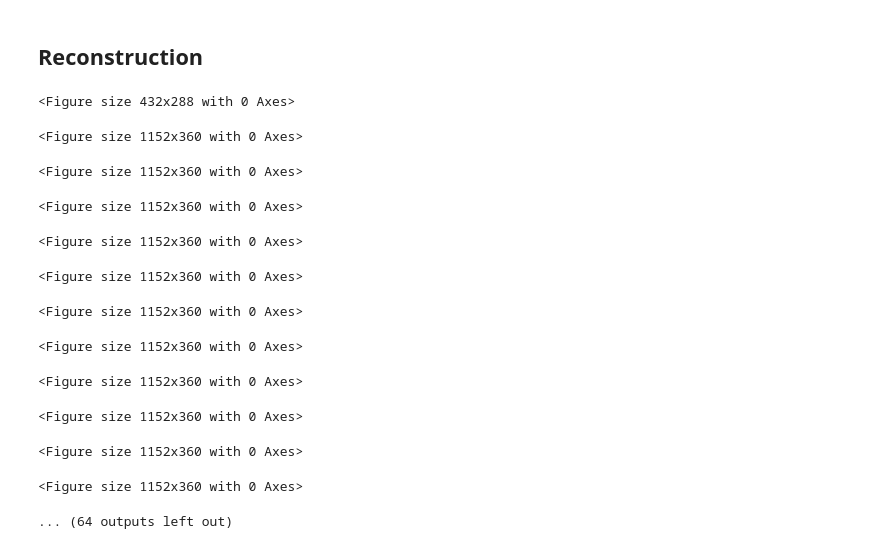
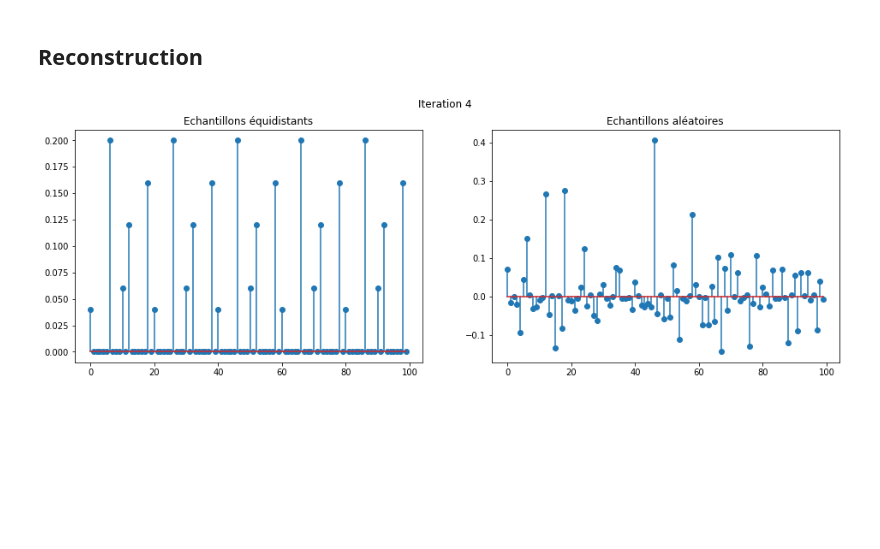
Before and after one commit to xylophong/compressed-sensing-MRI, a Jupyter notebook: CS-MRI_project.ipynb, the cells around one changed output. Drawn from its saved outputs; the diff is of its cells as text; code cells hidden in the pictures; blank space fills up the shorter version.

Commit message:
small tweak for cleaner reconstruction plot animation

```diff
--- a/CS-MRI_project.ipynb
+++ b/CS-MRI_project.ipynb
@@ -57,44 +57,32 @@ def SoftThresh(y, t):
     return x_hat
 # %%
 l = 0.01
-n_iter = 75
+n_iter = 5
 
 Y1 = Xu
 Y2 = Xr
 Xi1 = Y1
 Xi2 = Y2
 
 for i in range(n_iter):
     xi1 = np.fft.ifft(Xi1)
     xi1_st = SoftThresh(xi1.real, l)
     Xi1 = np.fft.fft(xi1_st)
     Xi1 = Xi1 * (Y1==0) + Y1
 
     xi2 = np.fft.ifft(Xi2)
     xi2_st = SoftThresh(xi2.real, l)
     Xi2 = np.fft.fft(xi2_st)
     Xi2 = Xi2 * (Y2==0) + Y2
 
-    plt.clf();
+    plt.close()
     fig, ax = plt.subplots(1, 2, figsize=(16, 5))
     ax[0].stem(xi1.real)
     ax[0].set_title('Echantillons équidistants')
     ax[1].stem(xi2.real)
     ax[1].set_title('Echantillons aléatoires')
     plt.suptitle('Iteration %d' % i)
     display.display(plt.gcf())
     display.clear_output(wait=True)
 # %% [output]
-<Figure size 432x288 with 0 Axes>
-<Figure size 1152x360 with 0 Axes>
-<Figure size 1152x360 with 0 Axes>
-<Figure size 1152x360 with 0 Axes>
-<Figure size 1152x360 with 0 Axes>
-<Figure size 1152x360 with 0 Axes>
-<Figure size 1152x360 with 0 Axes>
-<Figure size 1152x360 with 0 Axes>
-<Figure size 1152x360 with 0 Axes>
-<Figure size 1152x360 with 0 Axes>
-<Figure size 1152x360 with 0 Axes>
-<Figure size 1152x360 with 0 Axes>
-... (64 outputs left out)
+[figure, added]
```
Also changed, not shown: parts of 2 cells of this notebook.
